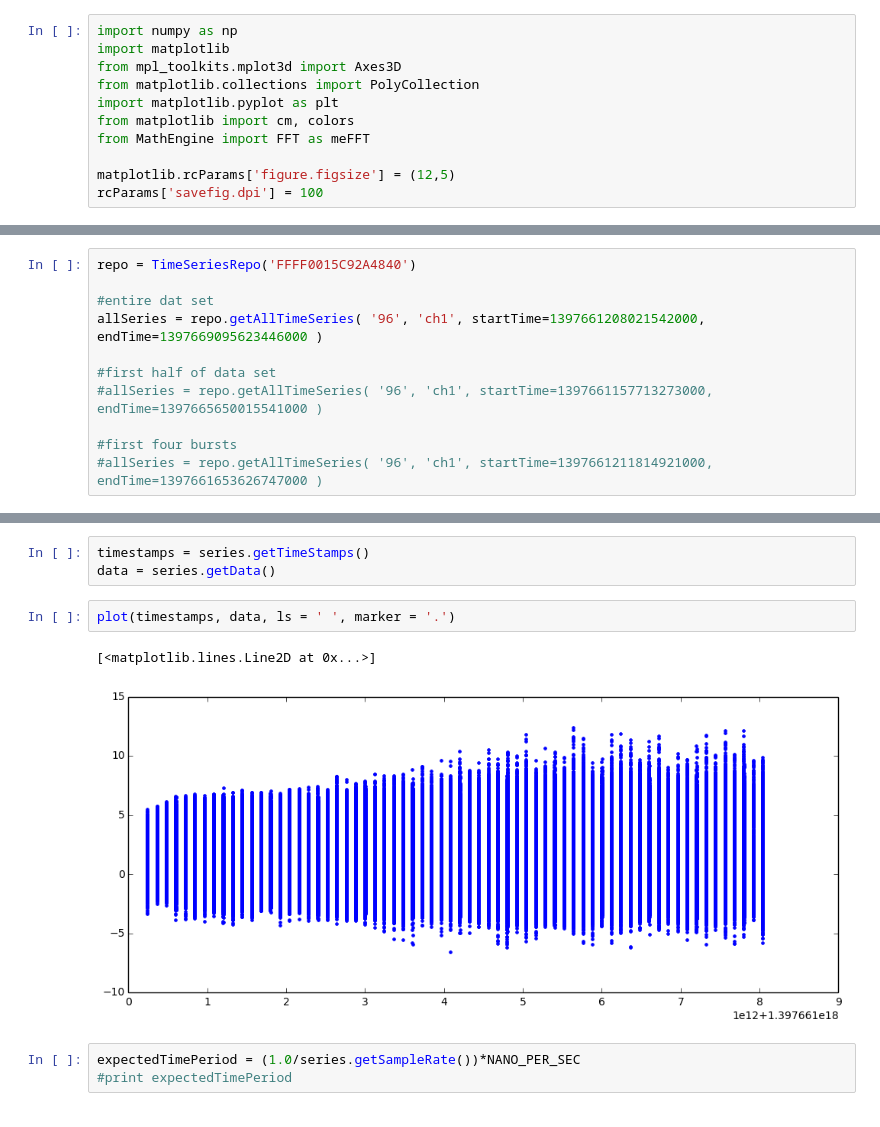
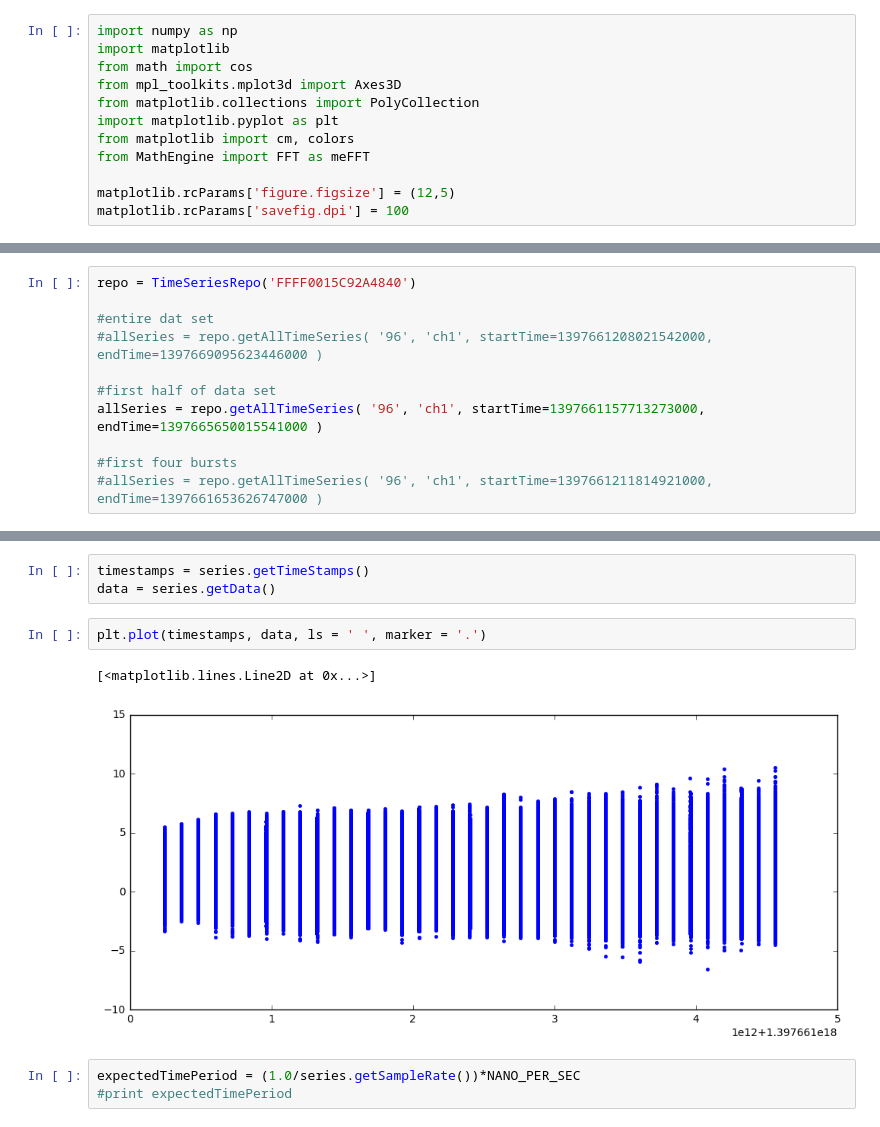
Before and after one commit to LORD-MicroStrain/SensorCloud, a Jupyter notebook: MathEngine/Example Notebooks/Lab Bearing Analysis.ipynb, the cells around one changed output, grey strips where cells are left out. Saved outputs shown, nothing was run; the diff lists cells and outputs as text.

```diff
--- a/MathEngine/Example Notebooks/Lab Bearing Analysis.ipynb
+++ b/MathEngine/Example Notebooks/Lab Bearing Analysis.ipynb
@@ -13,6 +3,7 @@
 # %%
 import numpy as np
 import matplotlib
+from math import cos
 from mpl_toolkits.mplot3d import Axes3D
 from matplotlib.collections import PolyCollection
 import matplotlib.pyplot as plt
@@ -20,7 +11,7 @@ from matplotlib import cm, colors
 from MathEngine import FFT as meFFT
 
 matplotlib.rcParams['figure.figsize'] = (12,5)
-rcParams['savefig.dpi'] = 100
+matplotlib.rcParams['savefig.dpi'] = 100
 # %%
 #bearing info
 
@@ -72,10 +63,10 @@ BPFOe, Ball pass frequency outer race est:  164.33333
 repo = TimeSeriesRepo('FFFF0015C92A4840')
 
 #entire dat set
-allSeries = repo.getAllTimeSeries( '96', 'ch1', startTime=1397661208021542000, endTime=1397669095623446000 )
+#allSeries = repo.getAllTimeSeries( '96', 'ch1', startTime=1397661208021542000, endTime=1397669095623446000 )
 
 #first half of data set
-#allSeries = repo.getAllTimeSeries( '96', 'ch1', startTime=1397661157713273000, endTime=1397665650015541000 )
+allSeries = repo.getAllTimeSeries( '96', 'ch1', startTime=1397661157713273000, endTime=1397665650015541000 )
 
 #first four bursts
 #allSeries = repo.getAllTimeSeries( '96', 'ch1', startTime=1397661211814921000, endTime=1397661653626747000 )
@@ -85,10 +76,10 @@ series = allSeries[0]
 timestamps = series.getTimeStamps()
 data = series.getData()
 # %%
-plot(timestamps, data, ls = ' ', marker = '.')
+plt.plot(timestamps, data, ls = ' ', marker = '.')
 # %% [output]
 [<matplotlib.lines.Line2D at 0x...>]
-[figure, old version]
+[figure, new version]
 # %%
 expectedTimePeriod = (1.0/series.getSampleRate())*NANO_PER_SEC
 #print expectedTimePeriod
```
Also changed, not shown: parts of 6 cells of this notebook, 7 other files.
